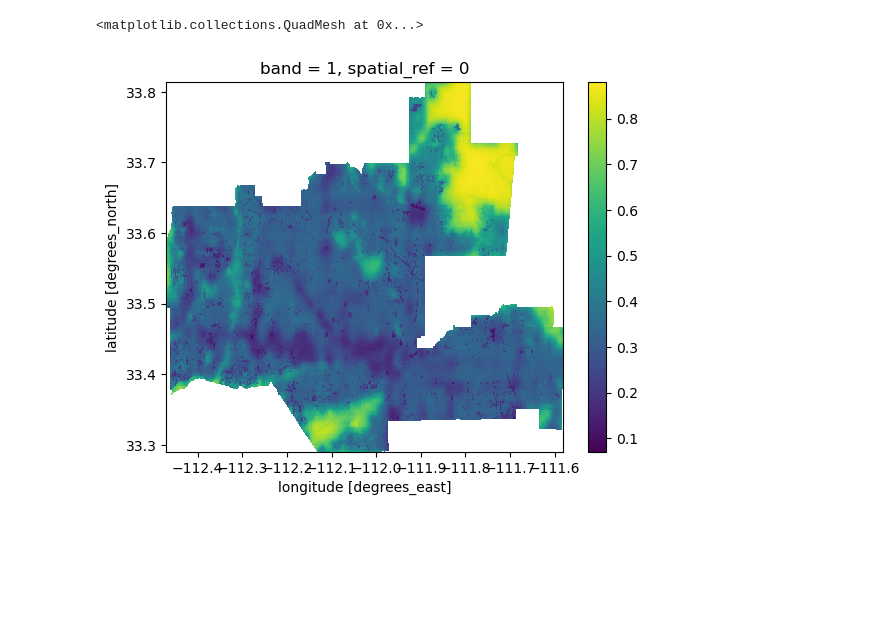
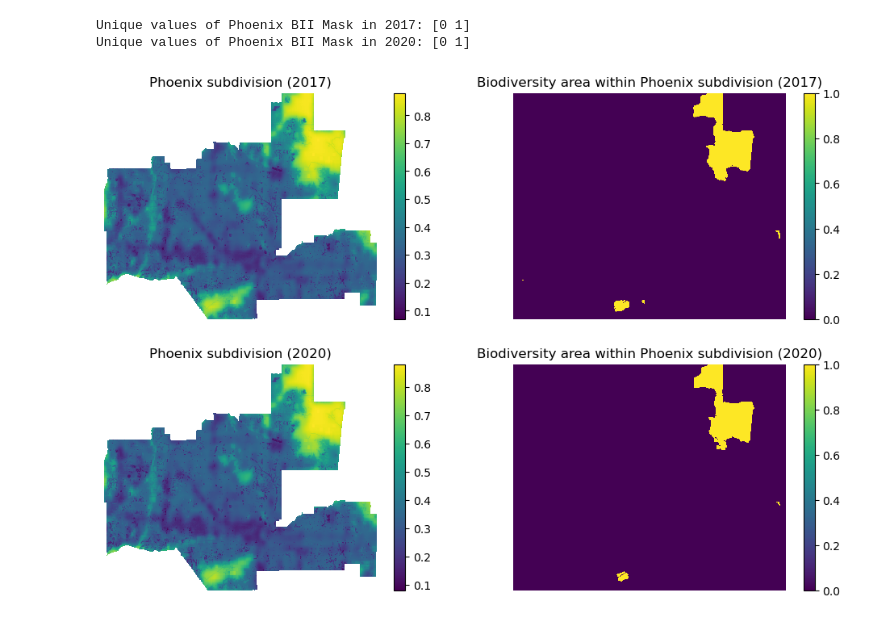
Before and after one commit to oksanaprotsukha/biodiversity_index_phoenix, a Jupyter notebook: biodiversity_index_phoenix.ipynb, the cells around one changed output. Saved outputs shown, nothing was run; the diff lists cells and outputs as text; code cells hidden in the pictures; blank space fills up the shorter version.

```diff
--- a/biodiversity_index_phoenix.ipynb
+++ b/biodiversity_index_phoenix.ipynb
@@ -110,4 +108,12 @@ Asset: Biodiversity Intactness
 # %%
+# visualize the rasters with BII data for 2017 and 2020
+fig, (ax1, ax2) = plt.subplots(1, 2, figsize=(10, 5))
+
 phoenix_2017 = rioxr.open_rasterio(bii_2017.assets['data'].href)
-phoenix_2017.sel(band=[1]).plot()
+phoenix_2017.sel(band=[1]).plot(ax=ax1)
+ax1.set_title("BII 2017")
+
+phoenix_2020 = rioxr.open_rasterio(bii_2020.assets['data'].href)
+phoenix_2020.sel(band=[1]).plot(ax=ax2)
+ax2.set_title("BII 2020")
 # %% [output]
@@ -142,6 +135,9 @@ plot(ax=ax, figsize=(7,7), alpha=0.5, edgecolor='k')
 # add basemap
 ctx.add_basemap(ax, source=ctx.providers.Esri.NatGeoWorldMap)
 
-ax.set_title('Phoenix subdivision', fontdict={'fontsize':'20'})
+ax.set_title('Phoenix subdivision', fontdict={'fontsize':'14'})
 ax.set_axis_off()
+
+plt.savefig('images/phoenix_subdivision.png', dpi=300, bbox_inches='tight')
+plt.show()
 # %% [output]
@@ -158,8 +161,40 @@ phoenix_reprojected = phoenix.to_crs(crs = phoenix_2017.rio.crs)
 # subset phoenix
 phoenix_2017_clip = phoenix_2017.rio.clip(phoenix_reprojected.geometry)
 phoenix_2020_clip = phoenix_2020.rio.clip(phoenix_reprojected.geometry)
+# %%
+# subset area of the Phoenix subdivision to the region with a BII of at least 0.75 in 2017
+phoenix_2017_clip_bii = (phoenix_2017_clip >= 0.75).astype(int)
+phoenix_2020_clip_bii = (phoenix_2020_clip >= 0.75).astype(int)
+
+print(f'Unique values of Phoenix BII Mask in 2017: {np.unique(phoenix_2017_clip_bii.values)}')
+print(f'Unique values of Phoenix BII Mask in 2020: {np.unique(phoenix_2017_clip_bii.values)}')
+# %% [output]
+Unique values of Phoenix BII Mask in 2017: [0 1]
+Unique values of Phoenix BII Mask in 2020: [0 1]
 # %%
-phoenix_2017_clip.plot()
+# plot Phoenix subdivision and the area with a BII of at least 0.75 in 2017
+
+fig, ((ax1, ax2), (ax3, ax4)) = plt.subplots(2, 2, figsize=(12, 8))
+
+for ax in [ax1, ax2, ax3, ax4]:
+    ax.axis('off')
+
+# plot phoenix_2017_clip on the first subplot (ax1)
+phoenix_2017_clip.plot(ax=ax1)
+ax1.set_title('Phoenix subdivision (2017)')
+
+# plot phoenix_2017_clip_bii on the second subplot (ax2)
+phoenix_2017_clip_bii.plot(ax=ax2)
+ax2.set_title('Biodiversity area within Phoenix subdivision (2017)')
+
+# plot phoenix_2020_clip on the first subplot (ax1)
+phoenix_2020_clip.plot(ax=ax3)
+ax3.set_title('Phoenix subdivision (2020)')
+
+# plot phoenix_2020_clip_bii on the second subplot (ax2)
+phoenix_2020_clip_bii.plot(ax=ax4)
+ax4.set_title('Biodiversity area within Phoenix subdivision (2020)')
+
+plt.show()
 # %% [output]
-<matplotlib.collections.QuadMesh at 0x...>
-[figure, old version]
+[figure, new version]
```
Also changed, not shown: parts of 33 cells of this notebook, 2 other files.
